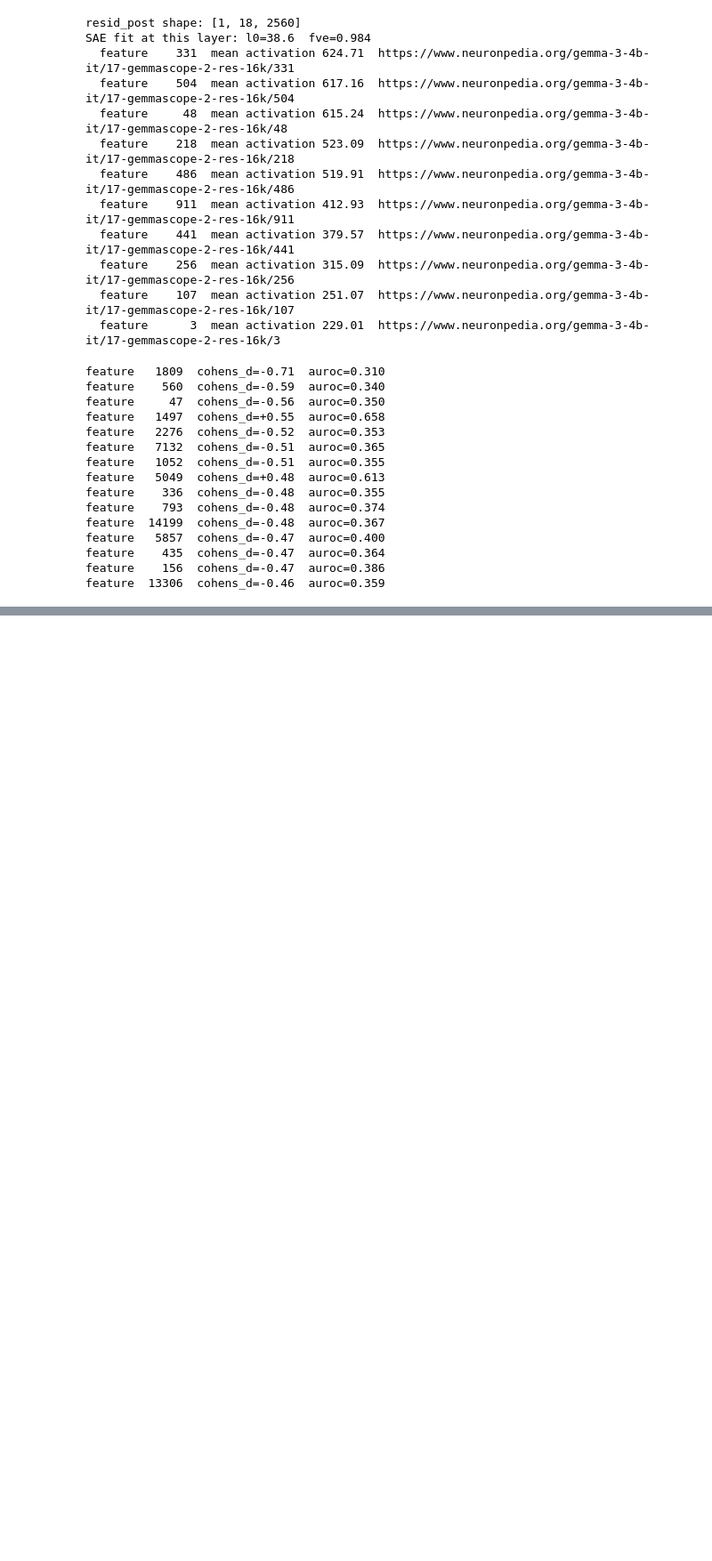
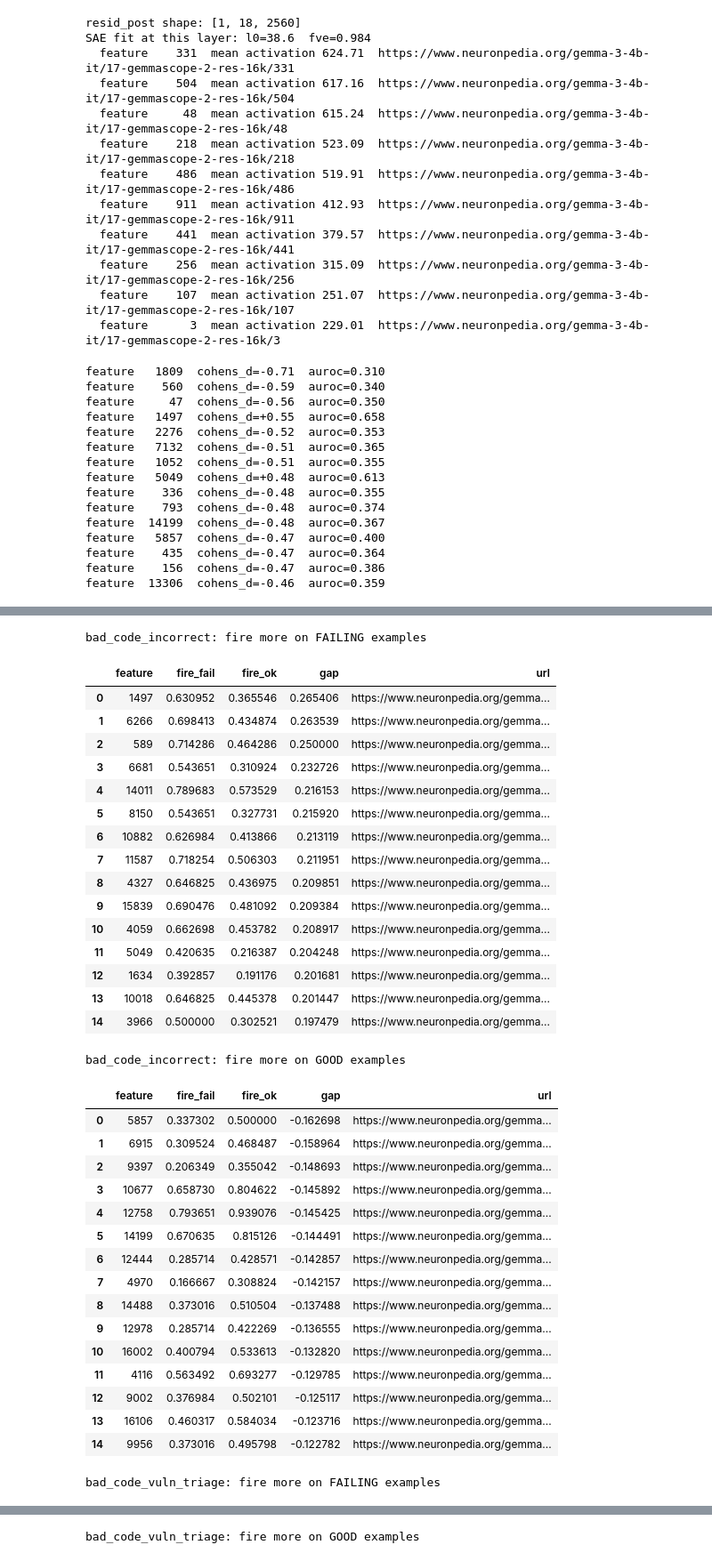
Before and after one commit to aiejvn/test-time-reasoning, a Jupyter notebook: notebooks/bad_code.ipynb, the cells around one changed output, grey strips where cells are left out. Shown at 89% size. Drawn from its saved outputs; the diff is of its cells as text; code cells hidden in the pictures; blank space fills up the shorter version.

```diff
--- a/notebooks/bad_code.ipynb
+++ b/notebooks/bad_code.ipynb
@@ -332,0 +337,59 @@ feature  13306  cohens_d=-0.46  auroc=0.359
+# %%
+def fire_rates(name, k=15):
+    """Per-feature fire rate on failing vs good examples of a cached analyze() run.
+    Returns (fire more on failures, fire more on good examples), top k each by fire-rate gap."""
+    c = _analysis_cache[name]
+    df = c["df"]
+    ok = df.fail.notna().to_numpy(copy=True)
+    on = (c["sae"][ok] > 0).float()
+    fail = torch.from_numpy(df.fail[ok].to_numpy(dtype=bool, copy=True))
+    t = pd.DataFrame({"feature": range(on.shape[1]),
+                      "fire_fail": on[fail].mean(0).numpy(),
+                      "fire_ok": on[~fail].mean(0).numpy()})
+    t["gap"] = t.fire_fail - t.fire_ok
+    t["url"] = [E.neuronpedia_url(LAYER, WIDTH, i) for i in t.feature]
+    return t.nlargest(k, "gap").reset_index(drop=True), t.nsmallest(k, "gap").reset_index(drop=True)
+
+
+for name in _analysis_cache:
+    on_fail, on_ok = fire_rates(name)
+    print(f"{name}: fire more on FAILING examples")
+    display(on_fail)
+    print(f"{name}: fire more on GOOD examples")
+    display(on_ok)
+# %% [output]
+bad_code_incorrect: fire more on FAILING examples
+|  | feature | fire_fail | fire_ok | gap | url |
+| 0 | 1497 | 0.630952 | 0.365546 | 0.265406 | https://www.neuronpedia.org/gemma... |
+| 1 | 6266 | 0.698413 | 0.434874 | 0.263539 | https://www.neuronpedia.org/gemma... |
+| 2 | 589 | 0.714286 | 0.464286 | 0.250000 | https://www.neuronpedia.org/gemma... |
+| 3 | 6681 | 0.543651 | 0.310924 | 0.232726 | https://www.neuronpedia.org/gemma... |
+| 4 | 14011 | 0.789683 | 0.573529 | 0.216153 | https://www.neuronpedia.org/gemma... |
+| 5 | 8150 | 0.543651 | 0.327731 | 0.215920 | https://www.neuronpedia.org/gemma... |
+| 6 | 10882 | 0.626984 | 0.413866 | 0.213119 | https://www.neuronpedia.org/gemma... |
+| 7 | 11587 | 0.718254 | 0.506303 | 0.211951 | https://www.neuronpedia.org/gemma... |
+| 8 | 4327 | 0.646825 | 0.436975 | 0.209851 | https://www.neuronpedia.org/gemma... |
+| 9 | 15839 | 0.690476 | 0.481092 | 0.209384 | https://www.neuronpedia.org/gemma... |
+| 10 | 4059 | 0.662698 | 0.453782 | 0.208917 | https://www.neuronpedia.org/gemma... |
+| 11 | 5049 | 0.420635 | 0.216387 | 0.204248 | https://www.neuronpedia.org/gemma... |
+| 12 | 1634 | 0.392857 | 0.191176 | 0.201681 | https://www.neuronpedia.org/gemma... |
+| 13 | 10018 | 0.646825 | 0.445378 | 0.201447 | https://www.neuronpedia.org/gemma... |
+| 14 | 3966 | 0.500000 | 0.302521 | 0.197479 | https://www.neuronpedia.org/gemma... |
+bad_code_incorrect: fire more on GOOD examples
+|  | feature | fire_fail | fire_ok | gap | url |
+| 0 | 5857 | 0.337302 | 0.500000 | -0.162698 | https://www.neuronpedia.org/gemma... |
+| 1 | 6915 | 0.309524 | 0.468487 | -0.158964 | https://www.neuronpedia.org/gemma... |
+| 2 | 9397 | 0.206349 | 0.355042 | -0.148693 | https://www.neuronpedia.org/gemma... |
+| 3 | 10677 | 0.658730 | 0.804622 | -0.145892 | https://www.neuronpedia.org/gemma... |
+| 4 | 12758 | 0.793651 | 0.939076 | -0.145425 | https://www.neuronpedia.org/gemma... |
+| 5 | 14199 | 0.670635 | 0.815126 | -0.144491 | https://www.neuronpedia.org/gemma... |
+| 6 | 12444 | 0.285714 | 0.428571 | -0.142857 | https://www.neuronpedia.org/gemma... |
+| 7 | 4970 | 0.166667 | 0.308824 | -0.142157 | https://www.neuronpedia.org/gemma... |
+| 8 | 14488 | 0.373016 | 0.510504 | -0.137488 | https://www.neuronpedia.org/gemma... |
+| 9 | 12978 | 0.285714 | 0.422269 | -0.136555 | https://www.neuronpedia.org/gemma... |
+| 10 | 16002 | 0.400794 | 0.533613 | -0.132820 | https://www.neuronpedia.org/gemma... |
+| 11 | 4116 | 0.563492 | 0.693277 | -0.129785 | https://www.neuronpedia.org/gemma... |
+| 12 | 9002 | 0.376984 | 0.502101 | -0.125117 | https://www.neuronpedia.org/gemma... |
+| 13 | 16106 | 0.460317 | 0.584034 | -0.123716 | https://www.neuronpedia.org/gemma... |
+| 14 | 9956 | 0.373016 | 0.495798 | -0.122782 | https://www.neuronpedia.org/gemma... |
+bad_code_vuln_triage: fire more on FAILING examples
@@ -332,0 +412 @@ feature  13306  cohens_d=-0.46  auroc=0.359
+bad_code_vuln_triage: fire more on GOOD examples
```
Also changed, not shown: parts of 2 cells of this notebook, 3 other files.
